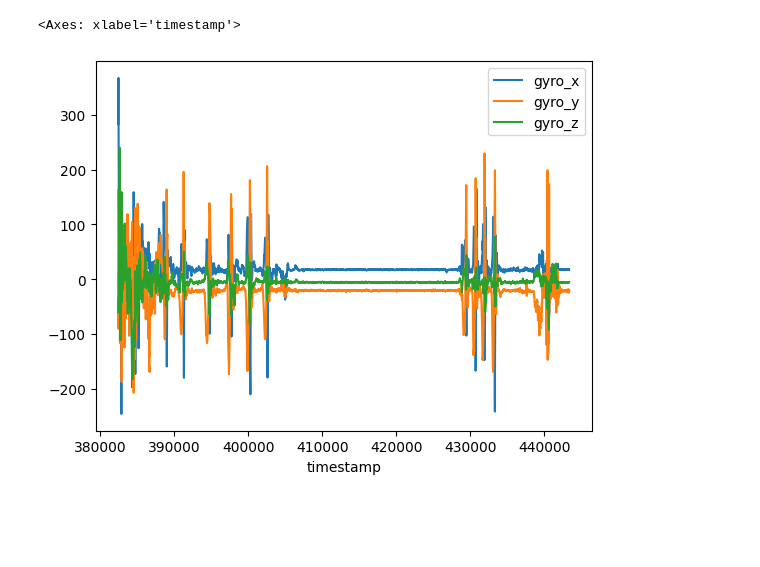
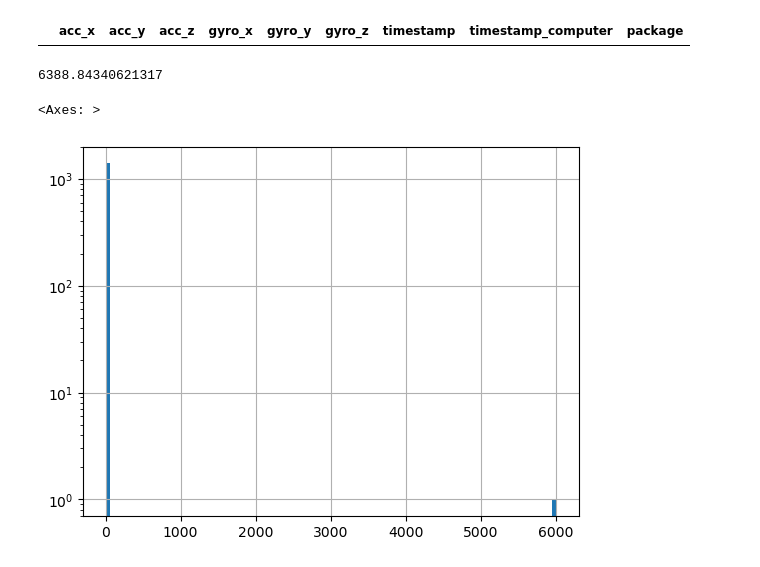
Before and after one commit to larshaupt/WristPPG, a Jupyter notebook: scripts/explore_data.ipynb, the cells around one changed output. Cells and saved outputs as stored; diff of their text form; code cells hidden in the pictures; blank space fills up the shorter version.

```diff
--- a/scripts/explore_data.ipynb
+++ b/scripts/explore_data.ipynb
@@ -37,5 +35,0 @@ df.plot(x='timestamp', y=['acc_x', 'acc_y', 'acc_z'])
-# %%
-df.plot(x='timestamp', y=['gyro_x', 'gyro_y', 'gyro_z'])
-# %% [output]
-<Axes: xlabel='timestamp'>
-[figure, removed]
@@ -45,0 +36,13 @@ df_ppg = pd.read_csv(ppg_path, skiprows=32, skipfooter=5)
+# %%
+df[df['timestamp'].diff() > df["timestamp"].median() * 1.5]
+# %% [output]
+|  | acc_x | acc_y | acc_z | gyro_x | gyro_y | gyro_z | timestamp | timestamp_computer | package |
+# %%
+32 / np.diff(df["timestamp"].unique()).mean() * 1000
+# %% [output]
+6388.84340621317
+# %%
+df["timestamp"].diff().hist(log=True, bins=100)
+# %% [output]
+<Axes: >
+[figure, added]
```
Also changed, not shown: parts of 13 cells of this notebook, 13 other files.
